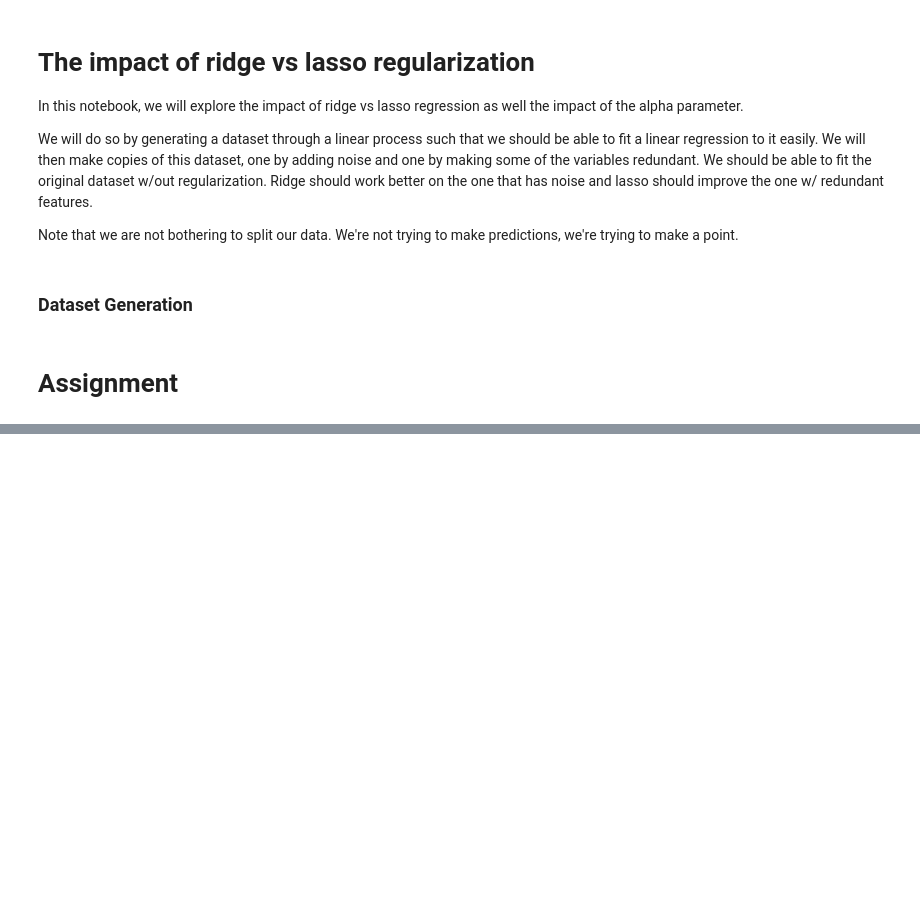
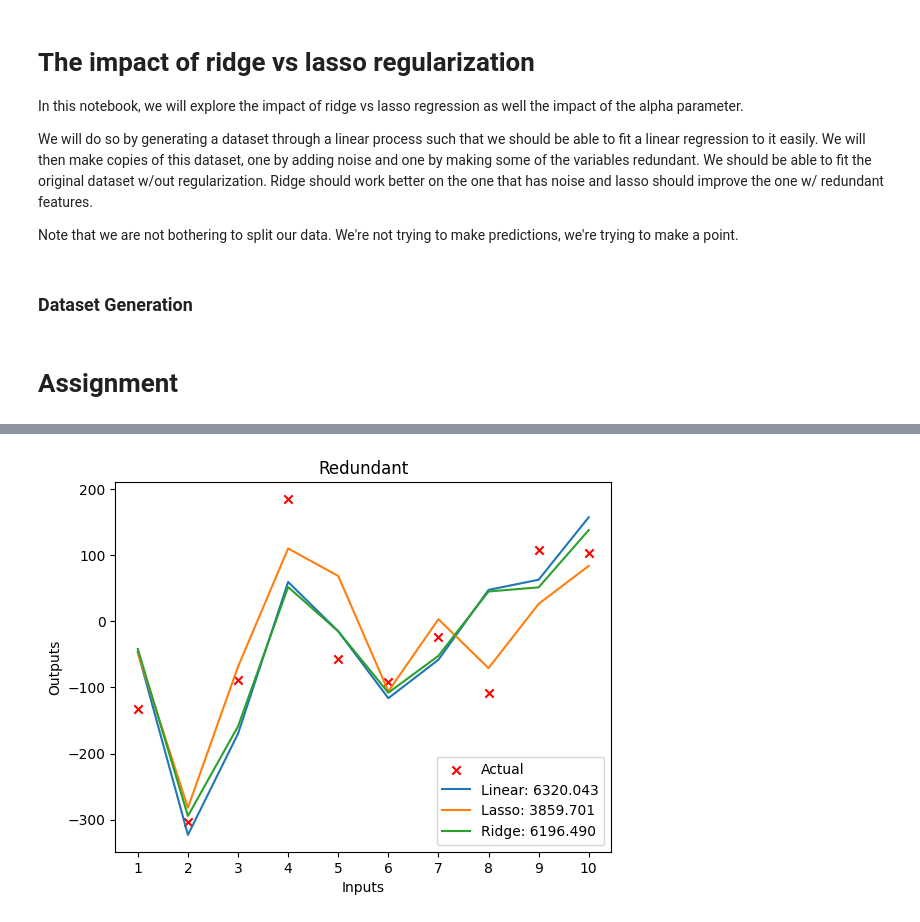
Before and after one commit to pgolbus/SummerSpringBoardAI, a Jupyter notebook: machine_learning/regularization.ipynb, the cells around one changed output, grey strips where cells are left out. Drawn from its saved outputs; the diff is of its cells as text; code cells hidden in the pictures; blank space fills up the shorter version.

```diff
--- a/machine_learning/regularization.ipynb
+++ b/machine_learning/regularization.ipynb
@@ -116,0 +157,28 @@ def fit_data(X, y):
+# %%
+preds = []
+rmses = []
+for alpha in np.arange(0, 1.1, 0.1):
+    ridge = Ridge(alpha=alpha)
+    ridge.fit(X_noisy, y)
+    ridge_preds = ridge.predict(X)
+    if any([alpha - num > 0.0001 for num in [0, .3, .6, 1]]):
+        preds.append(ridge_preds)
+    rmses.append(rmse(y, ridge_preds))
+plot_rmses("Noisy", rmses)
+plot_alphas("Noisy", preds, y)
+# %%
+linear = LinearRegression()
+lasso = Lasso(alpha=1)
+ridge = Ridge(alpha=1)
+
+linear.fit(X_redundant, y)
+lasso.fit(X_redundant, y)
+ridge.fit(X_redundant, y)
+
+linear_preds = linear.predict(X)
+lasso_preds = lasso.predict(X)
+ridge_preds = ridge.predict(X)
+
+plot_models("Redundant", linear_preds, lasso_preds, ridge_preds, y)
+# %% [output]
+[figure, added]
```
Also changed, not shown: parts of 14 cells of this notebook.
